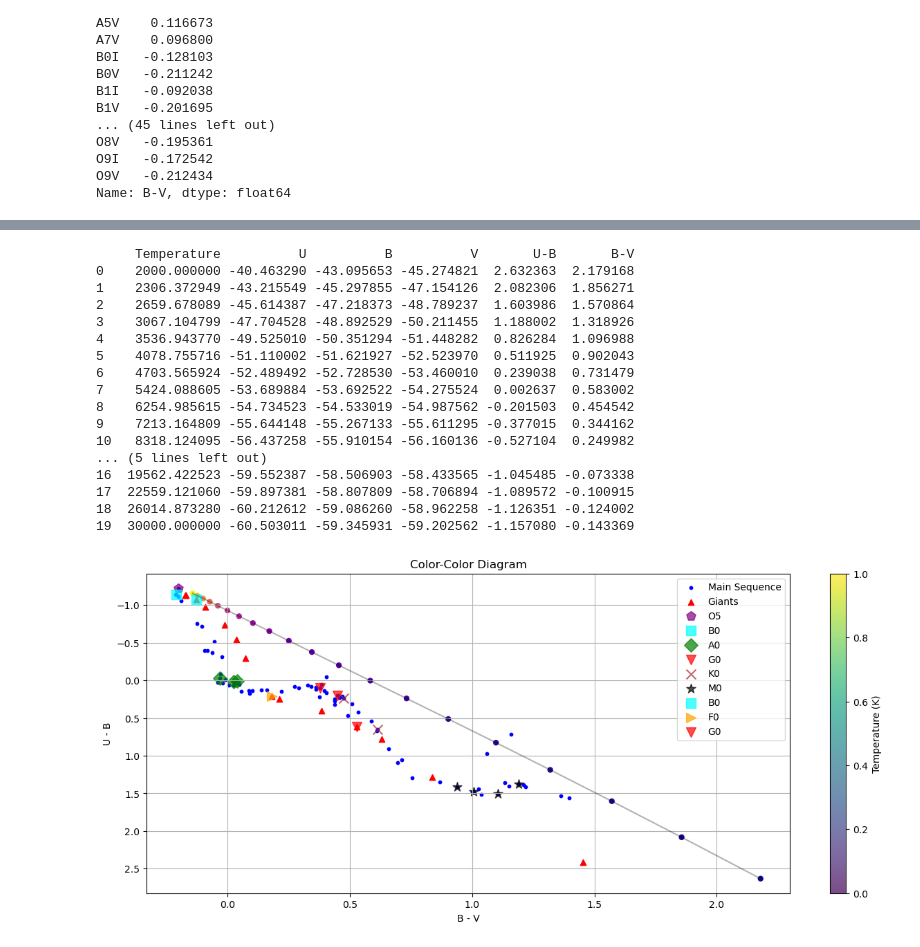
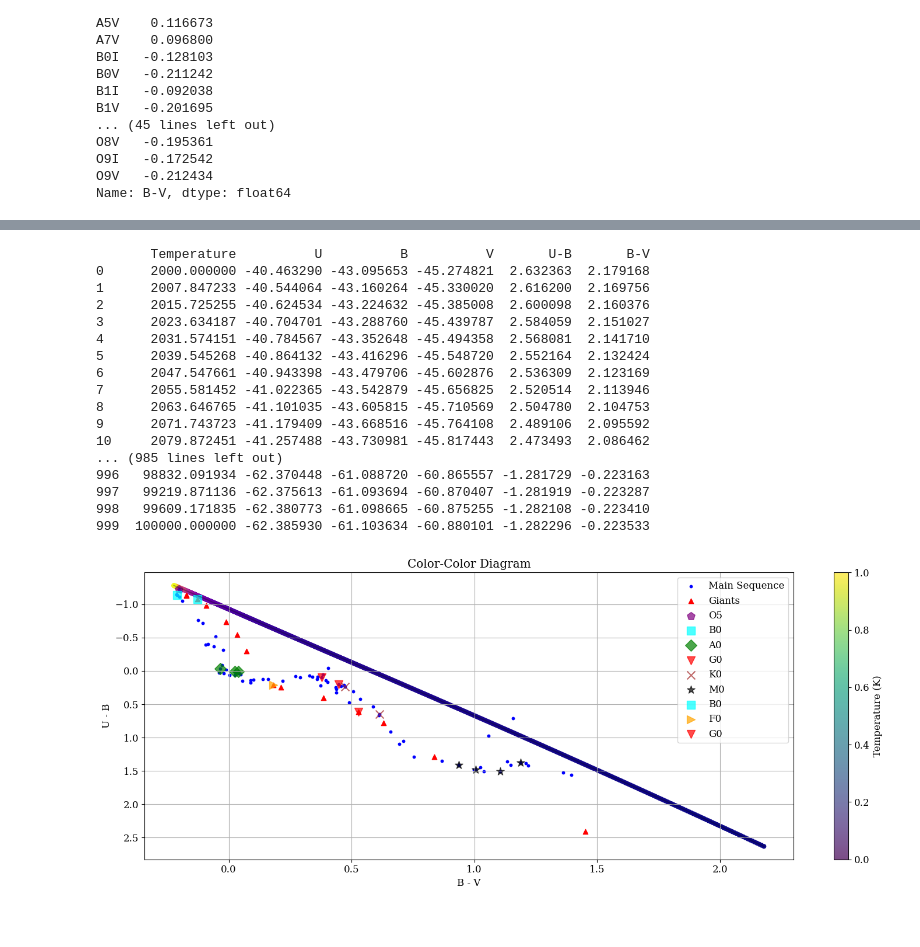
Before and after one commit to TapWhite/ALOP-PROBLEM-1-part2, a Jupyter notebook: ALOP tijdelijk.ipynb, the cells around one changed output, grey strips where cells are left out. Cells and saved outputs as stored; diff of their text form; code cells hidden in the pictures.

```diff
--- a/ALOP tijdelijk.ipynb
+++ b/ALOP tijdelijk.ipynb
@@ -6,10 +6,8 @@ import os
 from astropy.io import fits
 import pandas as pd
 
-# Set up LaTeX for rendering text in matplotlib
-plt.rc('text', usetex=True)  # Use LaTeX for text
-plt.rc('font', family='serif')  # Use the same font family as LaTeX (serif is default in article class)
-plt.rc('font', size=12)  # Set the font size (12pt to match your LaTeX document)
+plt.rc('font', family='serif')  # Use a serif font
+plt.rc('font', size=12)  # Set font size
 
 # Read the spectra_list
 spectra_list = Table.read(fr"spectra_list.csv", format ="ascii.csv")
@@ -521,8 +517,8 @@ def calculate_blackbody_magnitude(temperature, band):
 temperatures = np.logspace(3.301, 4.477, 100)  # From 2000 K to 30000 K
 
 start_temp = 2000
-stop_temp = 30000
-num_points=20
+stop_temp = 100000
+num_points=1000
 # Create evenly spaced points in the exponent using base e
 logspace_temperatures = np.linspace(np.log(start_temp), np.log(stop_temp), num_points)
 
@@ -559,52 +555,53 @@ print(df_temp)
 
 plt.figure(figsize=(15, 6))
 
 plt.scatter(df_temp['B-V'] , df_temp['U-B'], c=temperatures, cmap='plasma', edgecolor='none')
 plt.plot(df_temp['B-V'] , df_temp['U-B'], color='black', alpha=0.3)
 # Plot U-B vs B-V
 
 
 # Plot Main Sequence Stars
 plt.scatter(main_sequence['B-V'], main_sequence['U-B'], label='Main Sequence', s=10, c='blue', marker='o')
 
 # Plot Giants
 plt.scatter(giants['B-V'], giants['U-B'], label='Giants', c='red', marker='^')
 
 # Plot and label specific spectral types
 plot_spectral_types(main_sequence, spectral_types, color_dict)
 plot_spectral_types(giants, spectral_types, color_dict)
 
 # Add labels and legend
 cbar = plt.colorbar()
 cbar.set_label('Temperature (K)')
 
 plt.xlabel('B - V')
 plt.ylabel('U - B')
 plt.gca().invert_yaxis()
 plt.title('Color-Color Diagram')
 plt.legend()
 plt.grid(True)
-plt.savefig('pdf/cc_diagram_blackbody')
+plt.tight_layout()
+plt.savefig('pdf/cc_diagram_blackbody.pdf')
 plt.show()
 # %% [output]
-     Temperature          U          B          V       U-B       B-V
-0    2000.000000 -40.463290 -43.095653 -45.274821  2.632363  2.179168
-1    2306.372949 -43.215549 -45.297855 -47.154126  2.082306  1.856271
-2    2659.678089 -45.614387 -47.218373 -48.789237  1.603986  1.570864
-3    3067.104799 -47.704528 -48.892529 -50.211455  1.188002  1.318926
-4    3536.943770 -49.525010 -50.351294 -51.448282  0.826284  1.096988
-5    4078.755716 -51.110002 -51.621927 -52.523970  0.511925  0.902043
-6    4703.565924 -52.489492 -52.728530 -53.460010  0.239038  0.731479
-7    5424.088605 -53.689884 -53.692522 -54.275524  0.002637  0.583002
-8    6254.985615 -54.734523 -54.533019 -54.987562 -0.201503  0.454542
-9    7213.164809 -55.644148 -55.267133 -55.611295 -0.377015  0.344162
-10   8318.124095 -56.437258 -55.910154 -56.160136 -0.527104  0.249982
-... (5 lines left out)
-16  19562.422523 -59.552387 -58.506903 -58.433565 -1.045485 -0.073338
-17  22559.121060 -59.897381 -58.807809 -58.706894 -1.089572 -0.100915
-18  26014.873280 -60.212612 -59.086260 -58.962258 -1.126351 -0.124002
-19  30000.000000 -60.503011 -59.345931 -59.202562 -1.157080 -0.143369
+       Temperature          U          B          V       U-B       B-V
+0      2000.000000 -40.463290 -43.095653 -45.274821  2.632363  2.179168
+1      2007.847233 -40.544064 -43.160264 -45.330020  2.616200  2.169756
+2      2015.725255 -40.624534 -43.224632 -45.385008  2.600098  2.160376
+3      2023.634187 -40.704701 -43.288760 -45.439787  2.584059  2.151027
+4      2031.574151 -40.784567 -43.352648 -45.494358  2.568081  2.141710
+5      2039.545268 -40.864132 -43.416296 -45.548720  2.552164  2.132424
+6      2047.547661 -40.943398 -43.479706 -45.602876  2.536309  2.123169
+7      2055.581452 -41.022365 -43.542879 -45.656825  2.520514  2.113946
+8      2063.646765 -41.101035 -43.605815 -45.710569  2.504780  2.104753
+9      2071.743723 -41.179409 -43.668516 -45.764108  2.489106  2.095592
+10     2079.872451 -41.257488 -43.730981 -45.817443  2.473493  2.086462
+... (985 lines left out)
+996   98832.091934 -62.370448 -61.088720 -60.865557 -1.281729 -0.223163
+997   99219.871136 -62.375613 -61.093694 -60.870407 -1.281919 -0.223287
+998   99609.171835 -62.380773 -61.098665 -60.875255 -1.282108 -0.223410
+999  100000.000000 -62.385930 -61.103634 -60.880101 -1.282296 -0.223533
-[figure, old version]
+[figure, new version]
 # %%
 types_to_test = ['B0V', 'A0V', 'F0I', 'G0V']
 plt.figure(figsize=[10,6])
```
Also changed, not shown: parts of 9 cells of this notebook, 8 other files.
